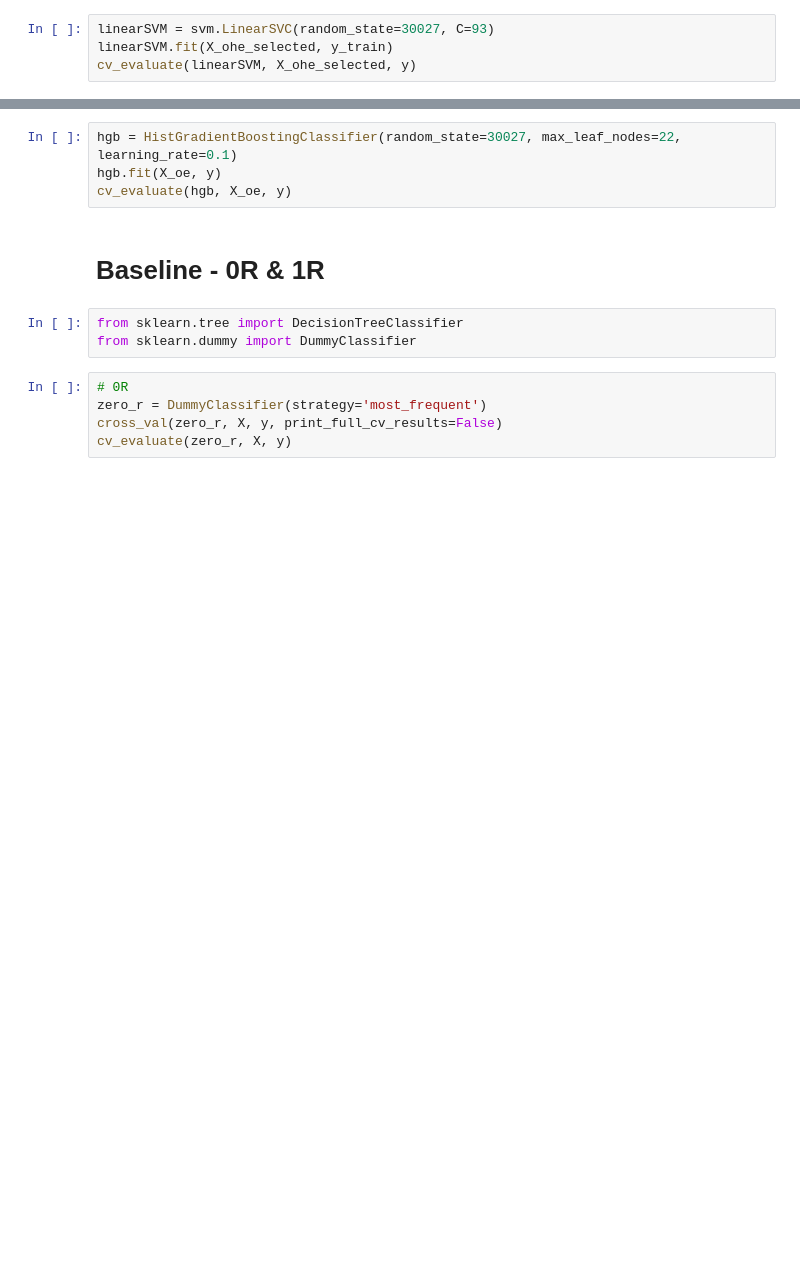
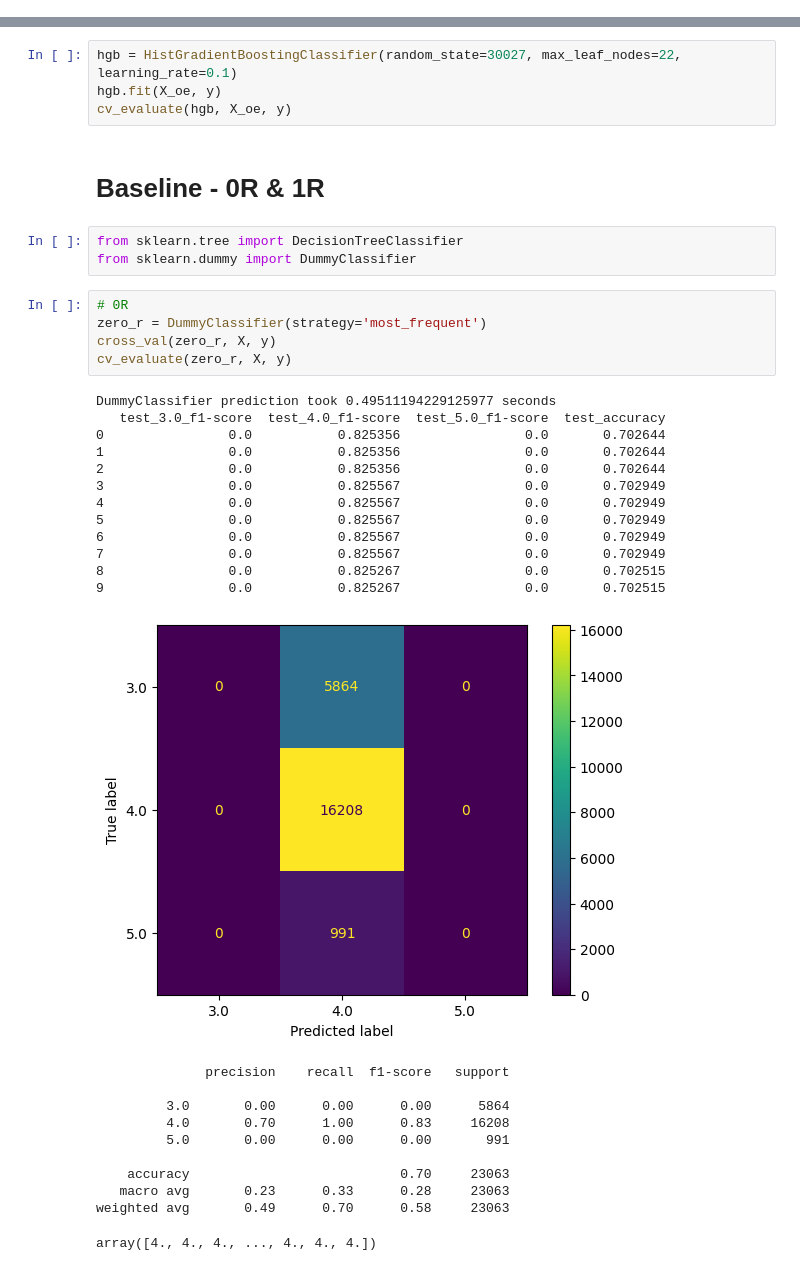
Before and after one commit to 7angel4/Goodreads-rating-classification, a Jupyter notebook: OtherClfs.ipynb, the cells around one changed output, grey strips where cells are left out. Cells and saved outputs as stored; diff of their text form; blank space fills up the shorter version.

```diff
--- a/OtherClfs.ipynb
+++ b/OtherClfs.ipynb
@@ -107,4 +19,0 @@ Fitting 3 folds for each of 10 candidates, totalling 30 fits
-# %%
-linearSVM = svm.LinearSVC(random_state=30027, C=93)
-linearSVM.fit(X_ohe_selected, y_train)
-cv_evaluate(linearSVM, X_ohe_selected, y)
@@ -186,8 +83,32 @@ from sklearn.dummy import DummyClassifier
 # %%
 # 0R
 zero_r = DummyClassifier(strategy='most_frequent')
-cross_val(zero_r, X, y, print_full_cv_results=False)
+cross_val(zero_r, X, y)
 cv_evaluate(zero_r, X, y)
+# %% [output]
+DummyClassifier prediction took 0.49511194229125977 seconds
+   test_3.0_f1-score  test_4.0_f1-score  test_5.0_f1-score  test_accuracy
+0                0.0           0.825356                0.0       0.702644
+1                0.0           0.825356                0.0       0.702644
+2                0.0           0.825356                0.0       0.702644
+3                0.0           0.825567                0.0       0.702949
+4                0.0           0.825567                0.0       0.702949
+5                0.0           0.825567                0.0       0.702949
+6                0.0           0.825567                0.0       0.702949
+7                0.0           0.825567                0.0       0.702949
+8                0.0           0.825267                0.0       0.702515
+9                0.0           0.825267                0.0       0.702515
+[figure, added]
+              precision    recall  f1-score   support
+
+         3.0       0.00      0.00      0.00      5864
+         4.0       0.70      1.00      0.83     16208
+         5.0       0.00      0.00      0.00       991
+
+    accuracy                           0.70     23063
+   macro avg       0.23      0.33      0.28     23063
+weighted avg       0.49      0.70      0.58     23063
+array([4., 4., 4., ..., 4., 4., 4.])
 # %%
 # 1R
 one_r = DecisionTreeClassifier(max_depth=1)
```
Also changed, not shown: parts of 7 cells of this notebook, 1 other file.
